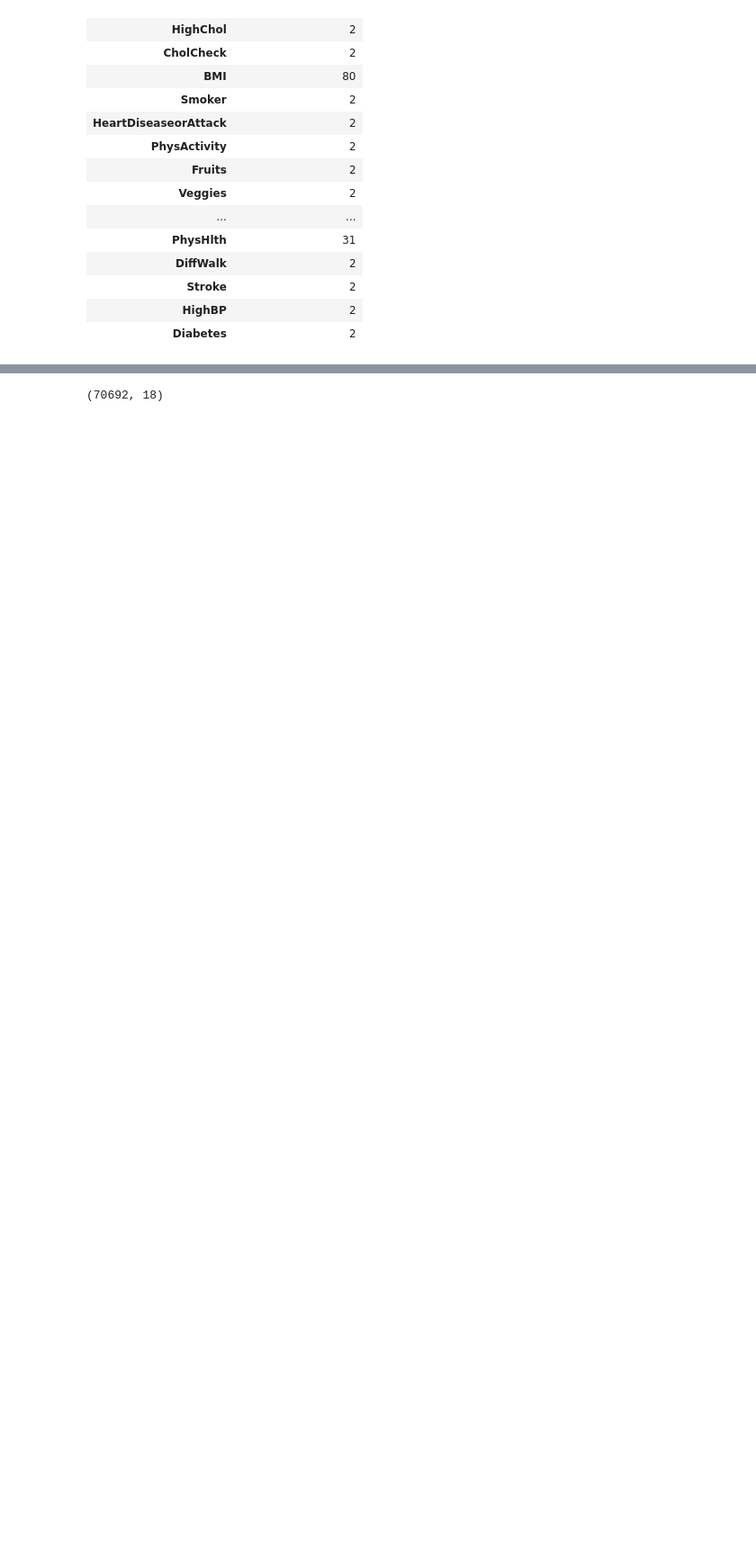
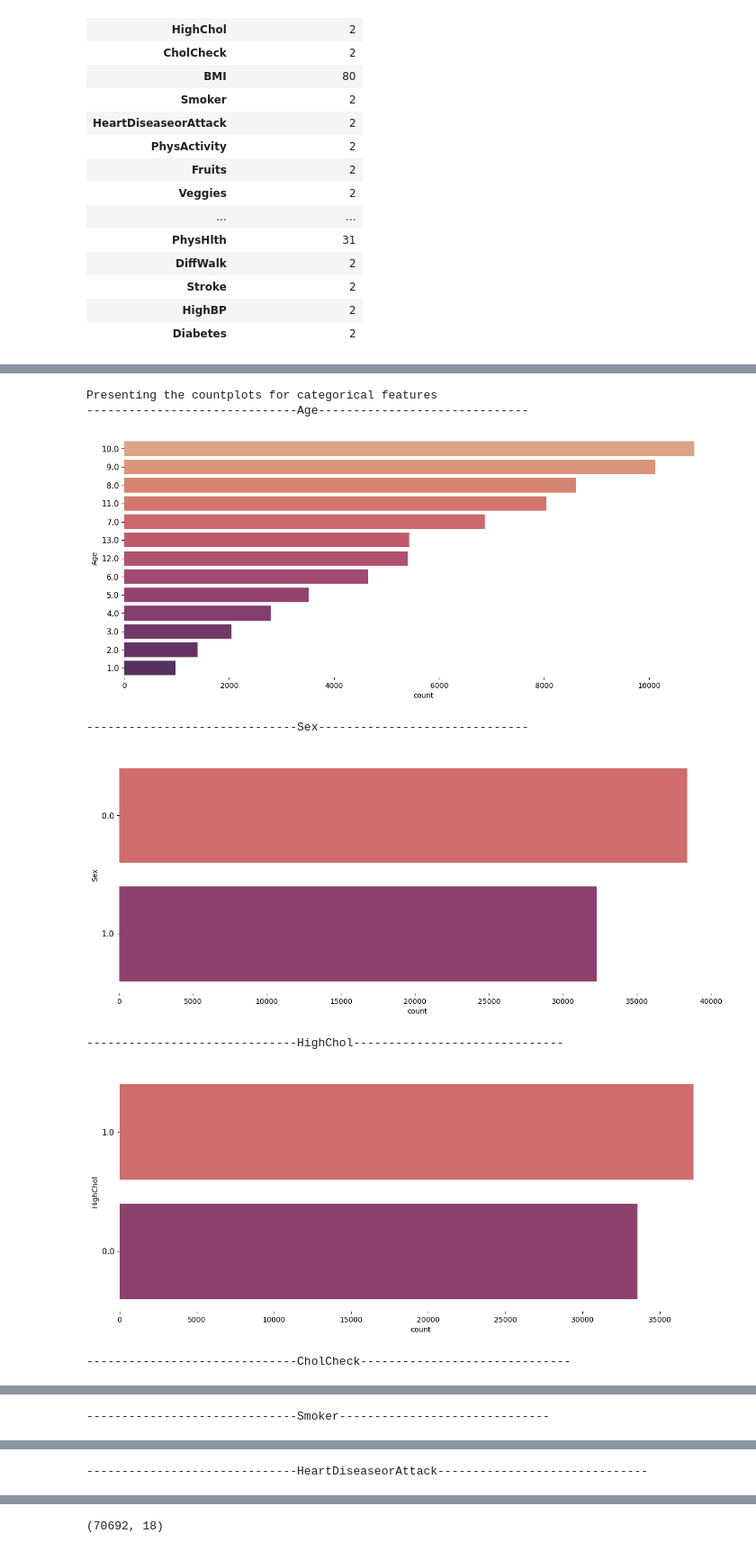
Before and after one commit to Sushil100040/Project-4, a Jupyter notebook: Resources/.ipynb, the cells around one changed output, grey strips where cells are left out. Shown: that part at 90% size. Saved outputs shown, nothing was run; the diff lists cells and outputs as text; code cells hidden in the pictures; blank space fills up the shorter version.

```diff
--- a/Resources/.ipynb
+++ b/Resources/.ipynb
@@ -60,0 +71,24 @@ pd.DataFrame(unique_values, index=['unique value count']).transpose()
+# %%
+cols=['Age', 'Sex', 'HighChol', 'CholCheck', 'Smoker',
+       'HeartDiseaseorAttack', 'PhysActivity', 'Fruits', 'Veggies',
+       'HvyAlcoholConsump', 'GenHlth', 'DiffWalk',
+       'Diabetes', 'HighBP', 'Stroke']
+# %%
+print("Presenting the countplots for categorical features")
+for i in cols:
+  fig, ax = plt.subplots(1,1, figsize=(15, 6))
+  sns.countplot(y = df[i],data=df, order=df[i].value_counts().index, palette='flare')
+  plt.ylabel(i)
+  plt.yticks(fontsize=11)
+  print(f'------------------------------{i}------------------------------')
+  plt.box(False)
+  plt.show()
+# %% [output]
+Presenting the countplots for categorical features
+------------------------------Age------------------------------
+[figure, added]
+------------------------------Sex------------------------------
+[figure, added]
+------------------------------HighChol------------------------------
+[figure, added]
+------------------------------CholCheck------------------------------
@@ -60,0 +96 @@ pd.DataFrame(unique_values, index=['unique value count']).transpose()
+------------------------------Smoker------------------------------
@@ -60,0 +98 @@ pd.DataFrame(unique_values, index=['unique value count']).transpose()
+------------------------------HeartDiseaseorAttack------------------------------
```
Also changed, not shown: parts of 9 cells of this notebook.
